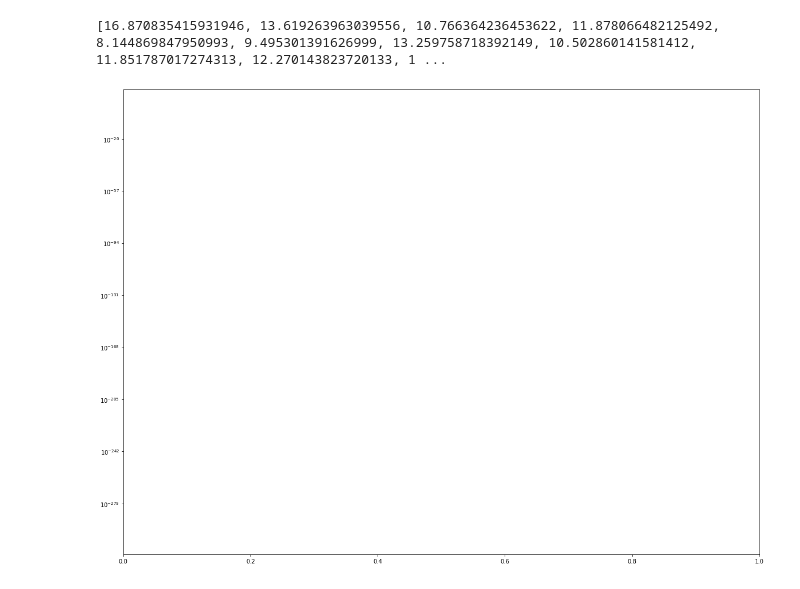
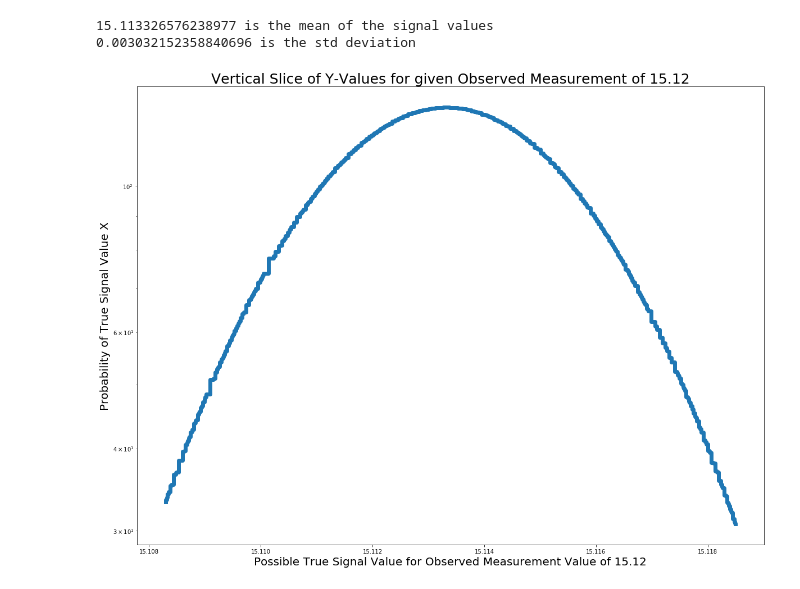
Before and after one commit to jbc1216/434-Portfolio, a Jupyter notebook: FinchCarr_HW05.ipynb, the cells around one changed output. Saved outputs shown, nothing was run; the diff lists cells and outputs as text; code cells hidden in the pictures.

```diff
--- a/FinchCarr_HW05.ipynb
+++ b/FinchCarr_HW05.ipynb
@@ -44,0 +59,23 @@ ax.step(data, signal)
+# %%
+signalS = np.sort(signal)
+dataS = np.sort(data)
+ysliceA = []
+for i in range(len(data)):
+    if signalS[i] >= 8.98 and signalS[i] <= 10:
+        ysliceA.append(dataS[i])
+
+# The loop creates an array that graphically is a horizontal slice at a
+# y-value of 9.5 and finds every value in the observed data that could be
+# observed if the true signal is 9.5.
+
+print(np.sort(ysliceA[0::10])) # Sampled (every tenth) values of data distribution
+print(np.mean(ysliceA)) # Mean of the true signal range for plotting purposes
+print(np.std(ysliceA)) # Std Deviation for plotting purposes of the pdf
+
+fig, ax = plt.subplots(1,1)
+plt.yscale('log')
+plt.xlabel('Possible Observed Measurement for True Signal Value of 9.5', size=20)
+plt.ylabel('Probability of Observed Measurement Value X', size=20)
+plt.title('Horizontal Slice of X-Values for True Signal of 9.5', size=25)
+ax.step(np.sort(ysliceA), stats.norm.pdf(ysliceA, loc=np.mean(ysliceA), scale=np.std(ysliceA)), where='mid', linewidth=7)
+plt.show()
@@ -45,18 +93,27 @@ ax.step(data, signal)
 # %%
-xsliceA = []
+signalS = np.sort(signal)
+dataS = np.sort(data)
+xslice = []
 for i in range(len(data)):
-    if signal[i] >= 12.00 and signal[i] <= 12.01:
-        xsliceA.append(data[i])
+    if dataS[i] >= 15.12 and dataS[i] <= 15.13:
+        xslice.append(signalS[i])
 
 # The loop creates an array that graphically is a horizontal slice at a
 # y-value of 12, and finds every value in the observed data that could be
 # observed if the true signal is 12.
 
-print(xsliceA[0:12]) # First dozen or so values of probability distribution
+#print(np.sort(xslice[0::10])) # Sampled (every tenth) values of signal distribution
+print(f'{np.mean(xslice)} is the mean of the signal values') # Mean signal value for this observed data slice
+print(f'{np.std(xslice)} is the std deviation') # Std Deviation for plotting purposes of the pdf
 
 fig, ax = plt.subplots(1,1)
 plt.yscale('log')
-# NEED TO PLOT STEP PLOT
+plt.xlabel('Possible True Signal Value for Observed Measurement Value of 15.12', size=20)
+plt.ylabel('Probability of True Signal Value X', size=20)
+plt.title('Vertical Slice of Y-Values for given Observed Measurement of 15.12', size=25)
+ax.step(np.sort(xslice), stats.norm.pdf(xslice, loc=np.mean(xslice), scale=np.std(xslice)), where='mid', linewidth=7)
+plt.show()
 # %% [output]
-[16.870835415931946, 13.619263963039556, 10.766364236453622, 11.878066482125492, 8.144869847950993, 9.495301391626999, 13.259758718392149, 10.502860141581412, 11.851787017274313, 12.270143823720133, 1 ...
+15.113326576238977 is the mean of the signal values
+0.003032152358840696 is the std deviation
-[figure, old version]
+[figure, new version]
```
Also changed, not shown: parts of 12 cells of this notebook.
